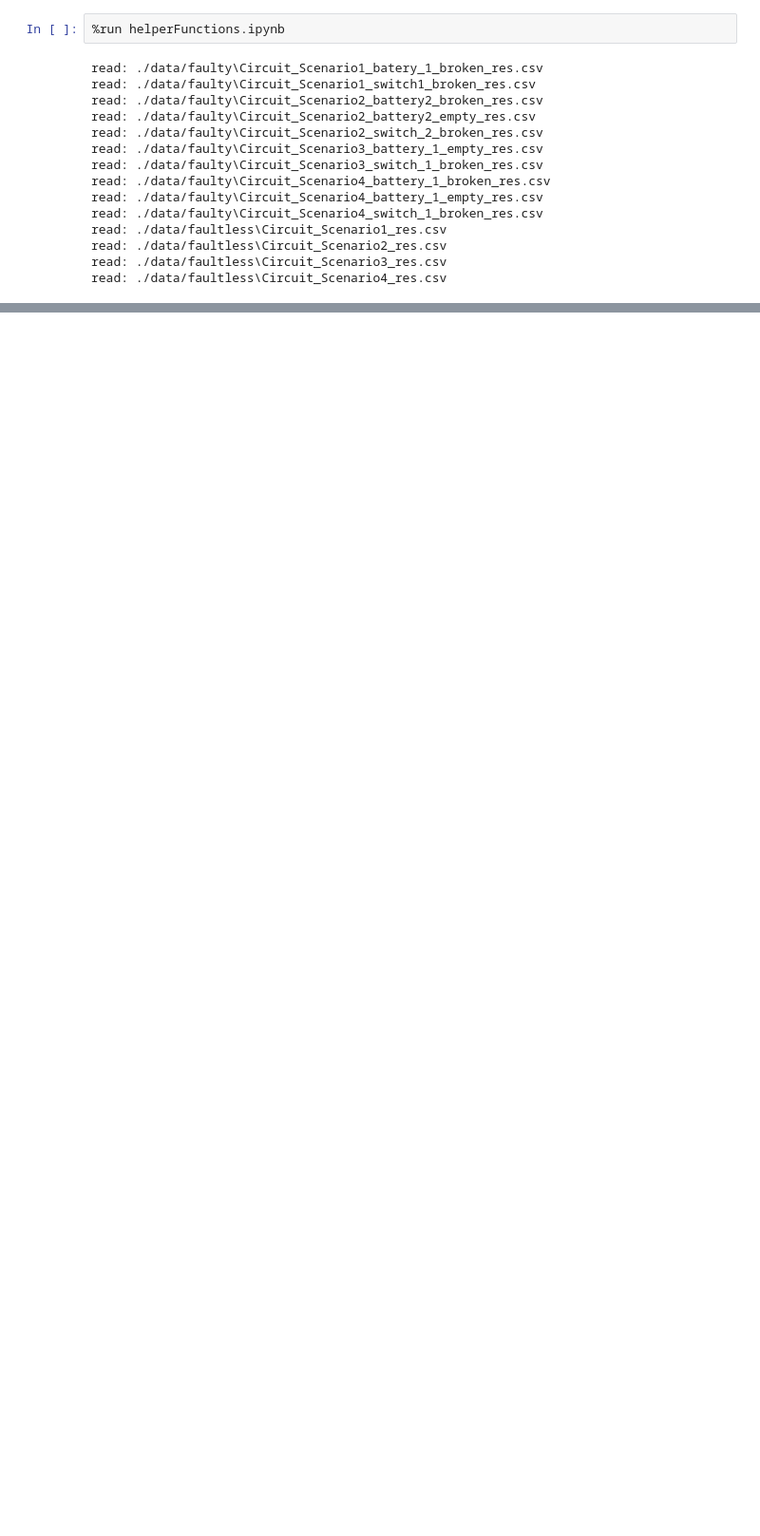
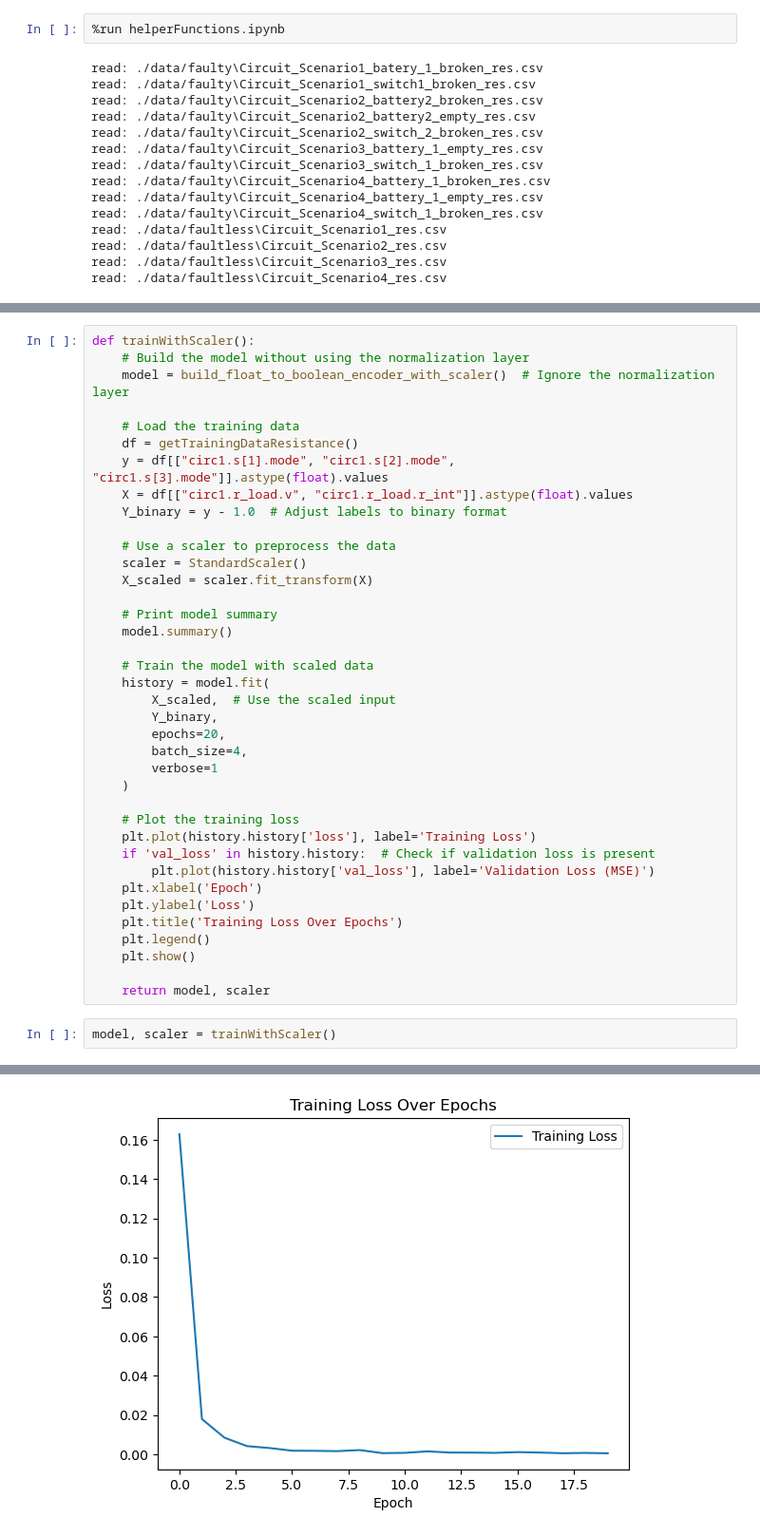
Before and after one commit to fsahat1/MTS_Circuit_Model, a Jupyter notebook: Diagnostic/MachineLearning.ipynb, the cells around one changed output, grey strips where cells are left out. Shown: that part at 95% size. Saved outputs shown, nothing was run; the diff lists cells and outputs as text; blank space fills up the shorter version.

```diff
--- a/Diagnostic/MachineLearning.ipynb
+++ b/Diagnostic/MachineLearning.ipynb
@@ -179,0 +223,41 @@ falseNegative: 1092 | falsePositive: 0 | truePositive: 494 | trueNegative: 0
+# %%
+def trainWithScaler():
+    # Build the model without using the normalization layer
+    model = build_float_to_boolean_encoder_with_scaler()  # Ignore the normalization layer
+
+    # Load the training data
+    df = getTrainingDataResistance()
+    y = df[["circ1.s[1].mode", "circ1.s[2].mode", "circ1.s[3].mode"]].astype(float).values
+    X = df[["circ1.r_load.v", "circ1.r_load.r_int"]].astype(float).values
+    Y_binary = y - 1.0  # Adjust labels to binary format
+
+    # Use a scaler to preprocess the data
+    scaler = StandardScaler()
+    X_scaled = scaler.fit_transform(X)
+
+    # Print model summary
+    model.summary()
+
+    # Train the model with scaled data
+    history = model.fit(
+        X_scaled,  # Use the scaled input
+        Y_binary,
+        epochs=20,
+        batch_size=4,
+        verbose=1
+    )
+
+    # Plot the training loss
+    plt.plot(history.history['loss'], label='Training Loss')
+    if 'val_loss' in history.history:  # Check if validation loss is present
+        plt.plot(history.history['val_loss'], label='Validation Loss (MSE)')
+    plt.xlabel('Epoch')
+    plt.ylabel('Loss')
+    plt.title('Training Loss Over Epochs')
+    plt.legend()
+    plt.show()
+
+    return model, scaler
+# %%
+model, scaler = trainWithScaler()
+# %% [output]
@@ -179,0 +281 @@ falseNegative: 1092 | falsePositive: 0 | truePositive: 494 | trueNegative: 0
+[figure, added]
```
Also changed, not shown: parts of 12 cells of this notebook, 2 other files.
